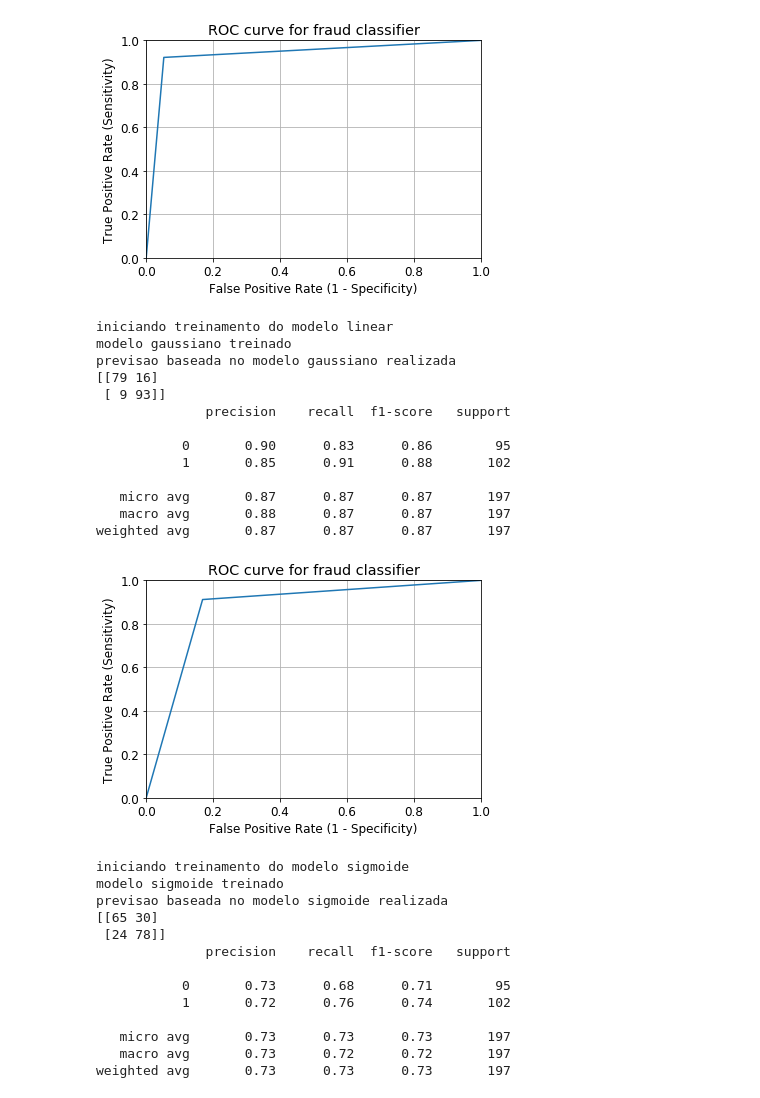
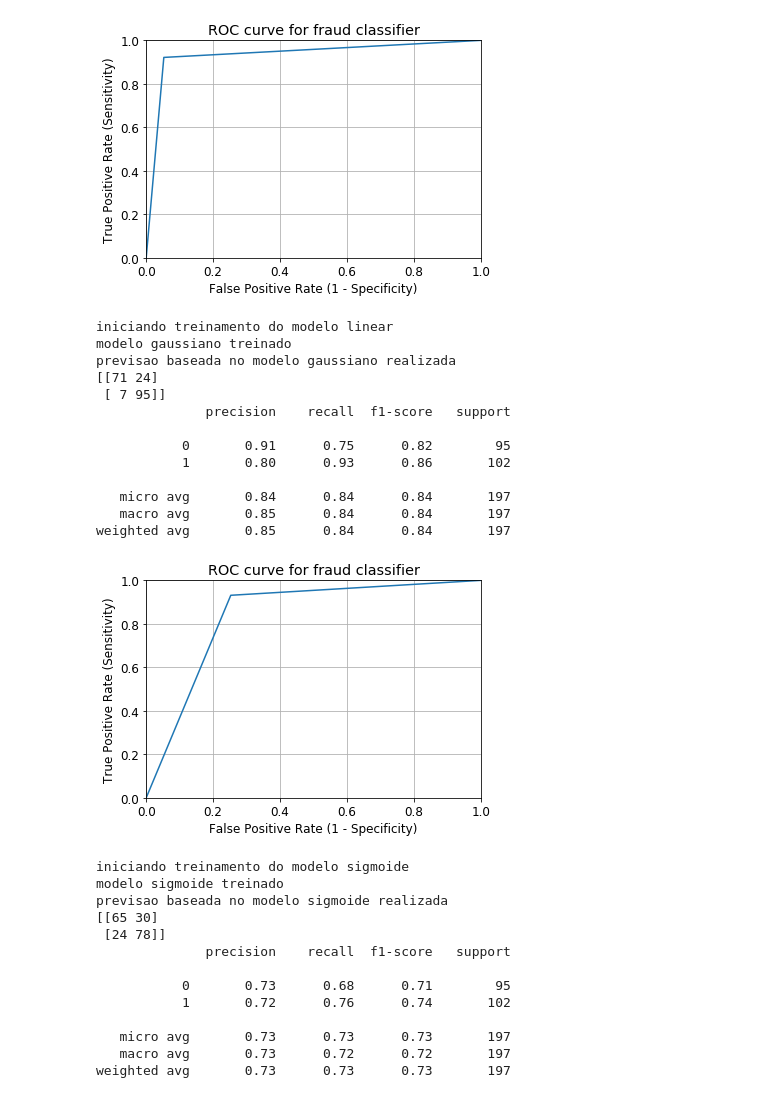
Before and after one commit to thiagochiaro/fraudetection, a Jupyter notebook: FINALFRAUDSVM.ipynb, the cells around one changed output. Drawn from its saved outputs; the diff is of its cells as text; code cells hidden in the pictures.

```diff
--- a/FINALFRAUDSVM.ipynb
+++ b/FINALFRAUDSVM.ipynb
@@ -215,7 +210,7 @@ weighted avg       0.93      0.93      0.93       197
 [figure]
 # %%
 #GAUSSIAN SVM WITH BALANCED DATA
-svclassifier = SVC(kernel='rbf')
+svclassifier = SVC(kernel='rbf', class_weight = {0:0.4, 1:0.6})
 print('iniciando treinamento do modelo linear')
 svclassifier.fit(X_traincc, y_traincc)
 print('modelo gaussiano treinado')
@@ -224,41 +219,41 @@ print('modelo gaussiano treinado')
 y_pred = svclassifier.predict(X_testcc)
 print('previsao baseada no modelo gaussiano realizada' )
 
 #Confusion Matrix
 gaussian1cc_SVM_CFmatrix = confusion_matrix(y_testcc,y_pred)
 print(gaussian1cc_SVM_CFmatrix)
 
 #classification report
 gaussian1cc_SVM_CReport = classification_report(y_testcc,y_pred)
 
 print(gaussian1cc_SVM_CReport)
 
 #ROC curve para valiar qualidade do modelo
 fpr, tpr, thresholds = metrics.roc_curve(y_testcc, y_pred)
 
 plt.plot(fpr, tpr)
 plt.xlim([0.0, 1.0])
 plt.ylim([0.0, 1.0])
 plt.rcParams['font.size'] = 12
 plt.title('ROC curve for fraud classifier')
 plt.xlabel('False Positive Rate (1 - Specificity)')
 plt.ylabel('True Positive Rate (Sensitivity)')
 plt.grid(True)
 # %% [output]
 iniciando treinamento do modelo linear
 modelo gaussiano treinado
 previsao baseada no modelo gaussiano realizada
-[[79 16]
- [ 9 93]]
+[[71 24]
+ [ 7 95]]
               precision    recall  f1-score   support
 
-           0       0.90      0.83      0.86        95
-           1       0.85      0.91      0.88       102
+           0       0.91      0.75      0.82        95
+           1       0.80      0.93      0.86       102
 
-   micro avg       0.87      0.87      0.87       197
-   macro avg       0.88      0.87      0.87       197
-weighted avg       0.87      0.87      0.87       197
+   micro avg       0.84      0.84      0.84       197
+   macro avg       0.85      0.84      0.84       197
+weighted avg       0.85      0.84      0.84       197
-[figure, old version]
+[figure, new version]
 # %%
 #SIGMOID SVM WITH BALANCED DATA
 svclassifier = SVC(kernel='sigmoid')
```
Also changed, not shown: parts of 18 cells of this notebook.
